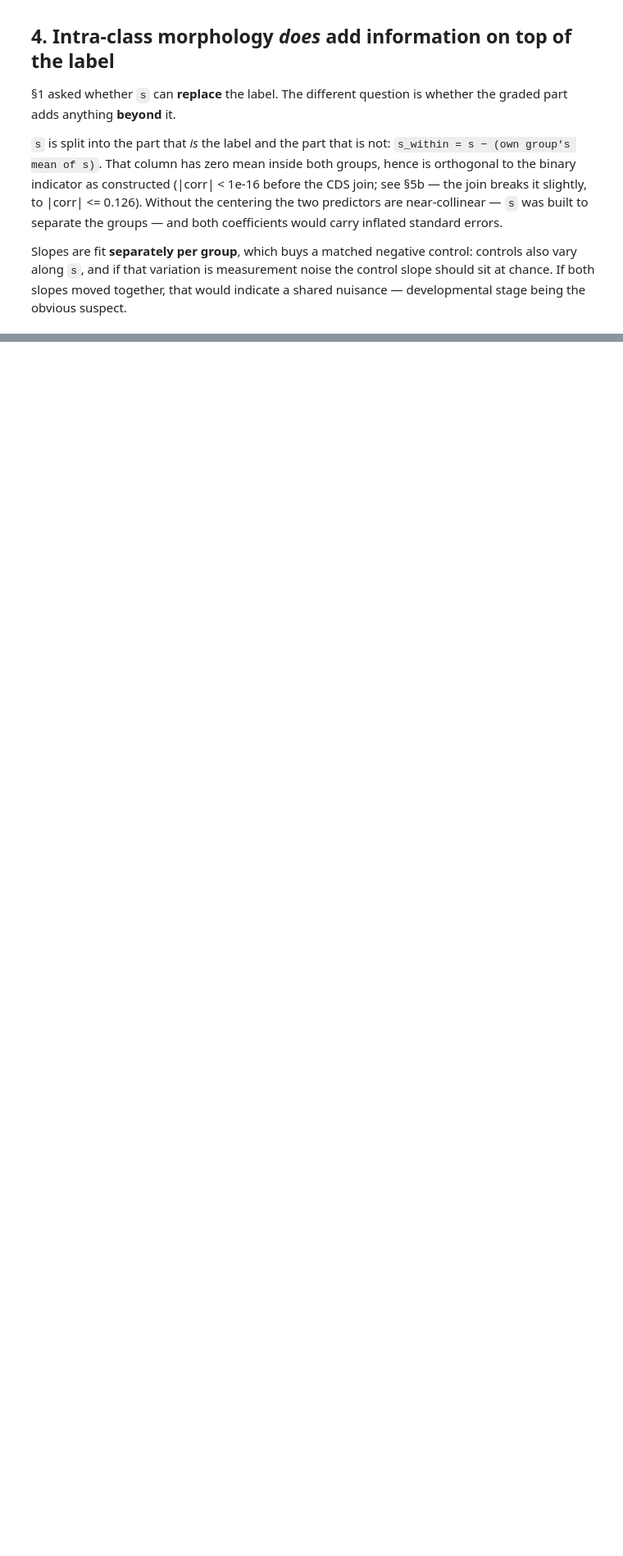
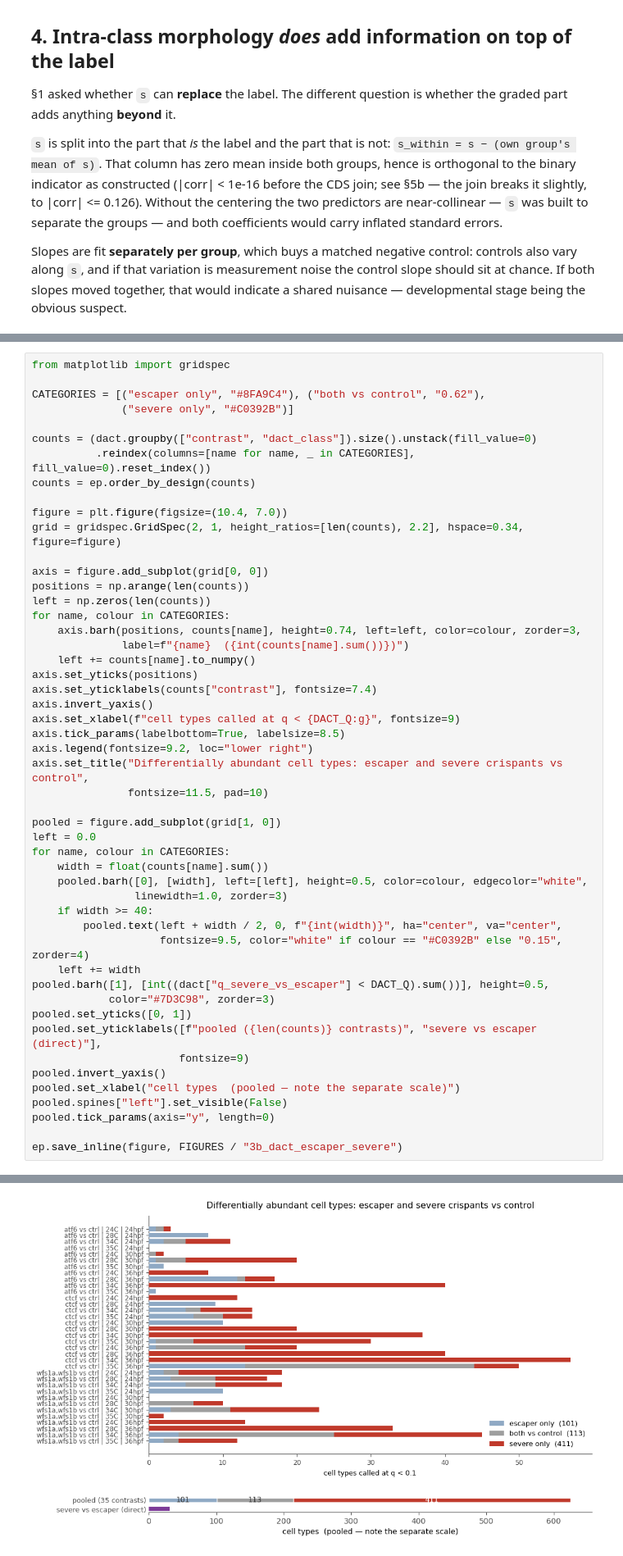
Before and after one commit to Marazzano/morphseq, a Jupyter notebook: results/nlammers/20260730_GENE7/gene7_synthesis.ipynb, the cells around one changed output, grey strips where cells are left out. Shown at 82% size. Saved outputs shown, nothing was run; the diff lists cells and outputs as text; blank space fills up the shorter version.

Commit message:
More figures around cross-modal prediction

```diff
--- a/results/nlammers/20260730_GENE7/gene7_synthesis.ipynb
+++ b/results/nlammers/20260730_GENE7/gene7_synthesis.ipynb
@@ -495,0 +571,51 @@ suspect.
+# %%
+from matplotlib import gridspec
+
+CATEGORIES = [("escaper only", "#8FA9C4"), ("both vs control", "0.62"),
+              ("severe only", "#C0392B")]
+
+counts = (dact.groupby(["contrast", "dact_class"]).size().unstack(fill_value=0)
+          .reindex(columns=[name for name, _ in CATEGORIES], fill_value=0).reset_index())
+counts = ep.order_by_design(counts)
+
+figure = plt.figure(figsize=(10.4, 7.0))
+grid = gridspec.GridSpec(2, 1, height_ratios=[len(counts), 2.2], hspace=0.34, figure=figure)
+
+axis = figure.add_subplot(grid[0, 0])
+positions = np.arange(len(counts))
+left = np.zeros(len(counts))
+for name, colour in CATEGORIES:
+    axis.barh(positions, counts[name], height=0.74, left=left, color=colour, zorder=3,
+              label=f"{name}  ({int(counts[name].sum())})")
+    left += counts[name].to_numpy()
+axis.set_yticks(positions)
+axis.set_yticklabels(counts["contrast"], fontsize=7.4)
+axis.invert_yaxis()
+axis.set_xlabel(f"cell types called at q < {DACT_Q:g}", fontsize=9)
+axis.tick_params(labelbottom=True, labelsize=8.5)
+axis.legend(fontsize=9.2, loc="lower right")
+axis.set_title("Differentially abundant cell types: escaper and severe crispants vs control",
+               fontsize=11.5, pad=10)
+
+pooled = figure.add_subplot(grid[1, 0])
+left = 0.0
+for name, colour in CATEGORIES:
+    width = float(counts[name].sum())
+    pooled.barh([0], [width], left=[left], height=0.5, color=colour, edgecolor="white",
+                linewidth=1.0, zorder=3)
+    if width >= 40:
+        pooled.text(left + width / 2, 0, f"{int(width)}", ha="center", va="center",
+                    fontsize=9.5, color="white" if colour == "#C0392B" else "0.15", zorder=4)
+    left += width
+pooled.barh([1], [int((dact["q_severe_vs_escaper"] < DACT_Q).sum())], height=0.5,
+            color="#7D3C98", zorder=3)
+pooled.set_yticks([0, 1])
+pooled.set_yticklabels([f"pooled ({len(counts)} contrasts)", "severe vs escaper (direct)"],
+                       fontsize=9)
+pooled.invert_yaxis()
+pooled.set_xlabel("cell types  (pooled — note the separate scale)")
+pooled.spines["left"].set_visible(False)
+pooled.tick_params(axis="y", length=0)
+
+ep.save_inline(figure, FIGURES / "3b_dact_escaper_severe")
+# %% [output]
@@ -496,3 +623,4 @@ suspect.
+[figure, added]
 # %%
 rows = []
 for arm, name in (("s_within_crispant", "within-CRISPANT (the dose effect)"),
```
Also changed, not shown: parts of 7 cells of this notebook, 11 other files.
